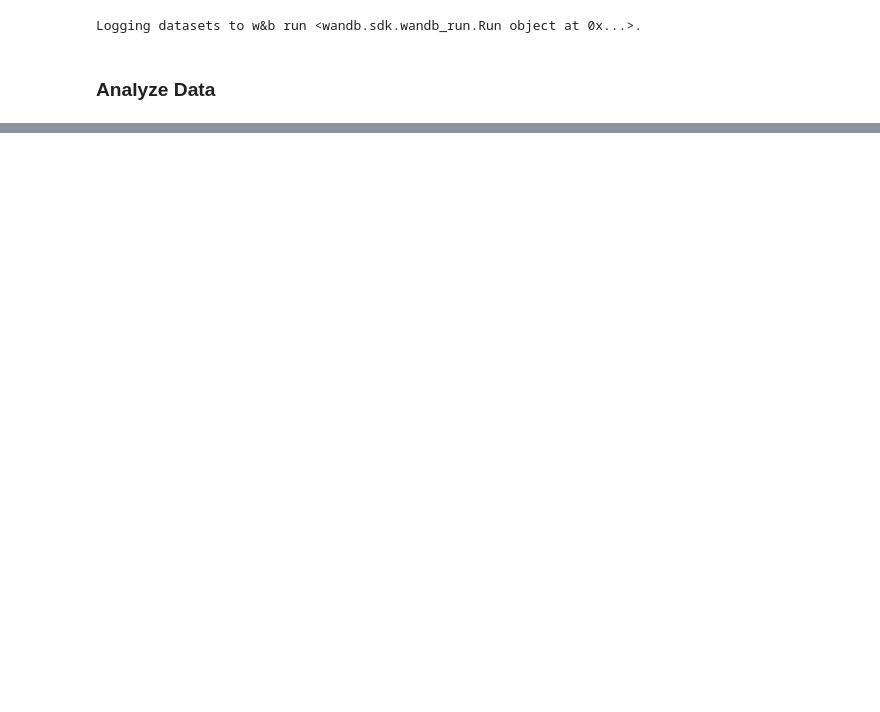
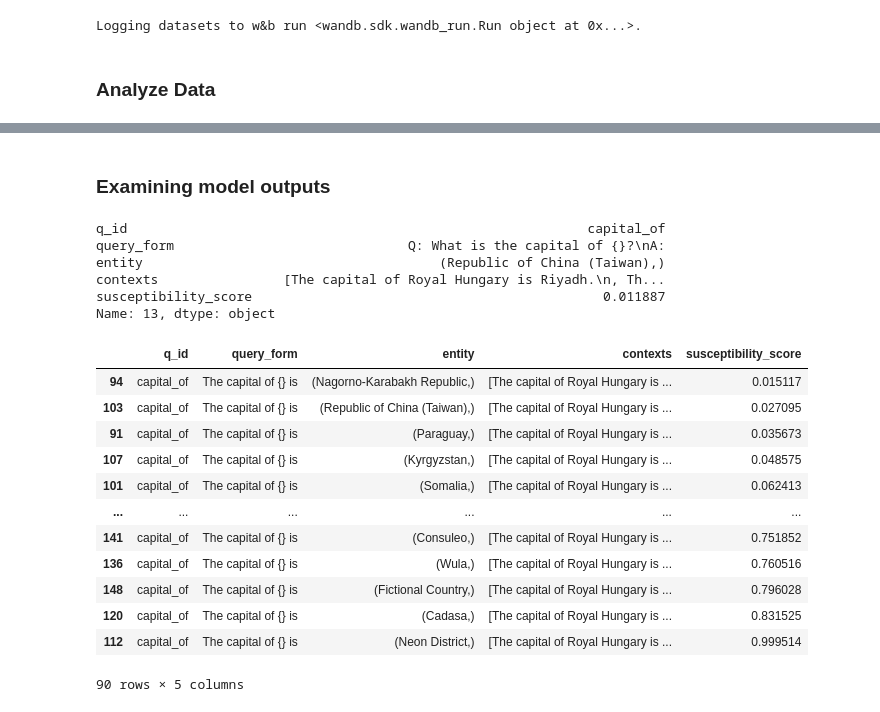
Before and after one commit to kdu4108/measureLM, a Jupyter notebook: analysis.ipynb, the cells around one changed output, grey strips where cells are left out. Saved outputs shown, nothing was run; the diff lists cells and outputs as text; code cells hidden in the pictures; blank space fills up the shorter version.

```diff
--- a/analysis.ipynb
+++ b/analysis.ipynb
@@ -360,2 +373,4 @@ wandb.log({plot_name: wandb.Image(fig)})
 # %%
 fig
+# %% [markdown]
+### Examining model outputs
@@ -361,0 +411,9 @@ fig
+# %%
+val_df_contexts_per_qe.sort_values(by="susceptibility_score").iloc[0]
+# %% [output]
+q_id                                                           capital_of
+query_form                              Q: What is the capital of {}?\nA:
+entity                                      (Republic of China (Taiwan),)
+contexts                [The capital of Royal Hungary is Riyadh.\n, Th...
+susceptibility_score                                             0.011887
+Name: 13, dtype: object
@@ -361,0 +442,19 @@ fig
+# %%
+query_forms = val_df_per_qe["query_form"].unique()
+val_df_contexts_per_qe[
+    val_df_contexts_per_qe["query_form"] == query_forms[1]
+].sort_values(by="susceptibility_score")
+# %% [output]
+|  | q_id | query_form | entity | contexts | susceptibility_score |
+| 94 | capital_of | The capital of {} is | (Nagorno-Karabakh Republic,) | [The capital of Royal Hungary is ... | 0.015117 |
+| 103 | capital_of | The capital of {} is | (Republic of China (Taiwan),) | [The capital of Royal Hungary is ... | 0.027095 |
+| 91 | capital_of | The capital of {} is | (Paraguay,) | [The capital of Royal Hungary is ... | 0.035673 |
+| 107 | capital_of | The capital of {} is | (Kyrgyzstan,) | [The capital of Royal Hungary is ... | 0.048575 |
+| 101 | capital_of | The capital of {} is | (Somalia,) | [The capital of Royal Hungary is ... | 0.062413 |
+| ... | ... | ... | ... | ... | ... |
+| 141 | capital_of | The capital of {} is | (Consuleo,) | [The capital of Royal Hungary is ... | 0.751852 |
+| 136 | capital_of | The capital of {} is | (Wula,) | [The capital of Royal Hungary is ... | 0.760516 |
+| 148 | capital_of | The capital of {} is | (Fictional Country,) | [The capital of Royal Hungary is ... | 0.796028 |
+| 120 | capital_of | The capital of {} is | (Cadasa,) | [The capital of Royal Hungary is ... | 0.831525 |
+| 112 | capital_of | The capital of {} is | (Neon District,) | [The capital of Royal Hungary is ... | 0.999514 |
+90 rows × 5 columns
```
Also changed, not shown: parts of 21 cells of this notebook, 1 other file.
